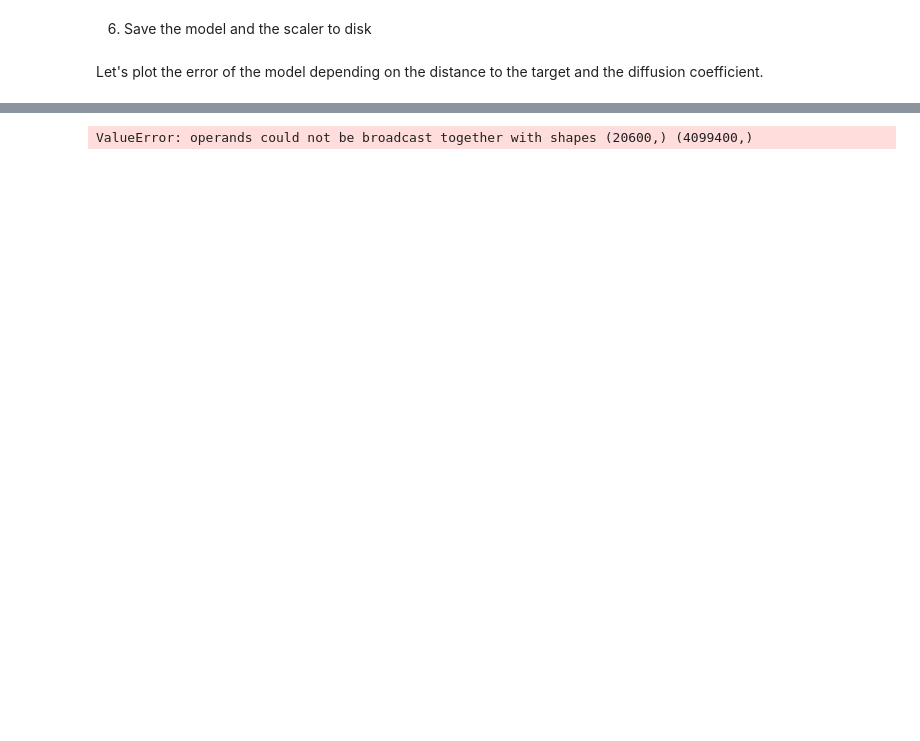
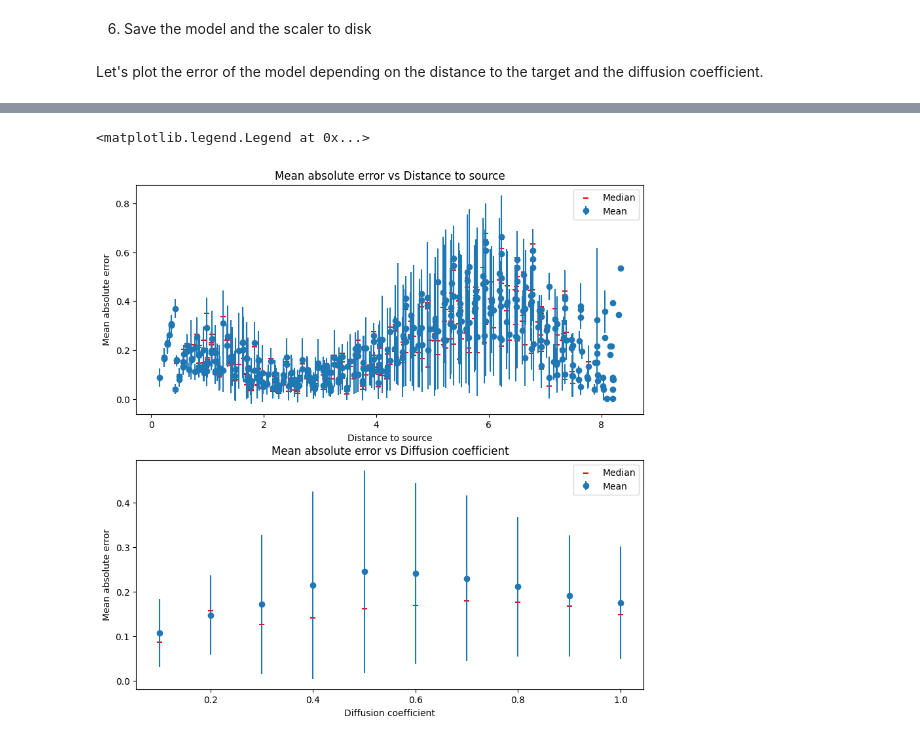
Before and after one commit to AlixANNERAUD/Odor_localization, a Jupyter notebook: Simulation/Analysis.ipynb, the cells around one changed output, grey strips where cells are left out. Cells and saved outputs as stored; diff of their text form; code cells hidden in the pictures; blank space fills up the shorter version.

```diff
--- a/Simulation/Analysis.ipynb
+++ b/Simulation/Analysis.ipynb
@@ -160,3 +124,6 @@ y = data["distances_to_source"]
+# %%
+x = data[["value_sum", "value_mean", "value_std", "value_max", "value_median", "value_kurtosis", "value_skew", "shift"]]
+y = data[["distance"]].to_numpy()
 # %% [markdown]
 2. Normalize the input data for better performance
 # %%
@@ -170,7 +137,7 @@ fold = KFold(n_splits=5, shuffle=True, random_state=42)
 # %% [markdown]
 1. Prepare the tensorflow keras model from the data
 # %%
-def create_model():
+def create_dense_model():
     # Configure tensorflow to use 20 threads
     os.environ["OMP_NUM_THREADS"] = "20"
 
@@ -180,7 +147,7 @@ def create_model():
 
     # Create a model
     model = Sequential([
-        Dense(256, activation='relu', input_shape=(5,)),
+        Dense(256, activation='relu', input_shape=(8,)),
         Dense(128, activation='relu'),
         Dense(64, activation='relu'),
         Dense(1)
@@ -190,4 +157,4 @@ def create_model():
 
     return model
 
-model = create_model()
+model = create_dense_model()
@@ -198,21 +165,20 @@ early_stopping = EarlyStopping(monitor='val_loss', patience=10, restore_best_wei
 # %% [markdown]
 5. Train the model
 # %%
-def train_model(model, x, y, fold, early_stopping, epochs=100):
+def train_dense_model(model, x, y, fold, early_stopping, epochs=200):
     n_splits = fold.get_n_splits()
 
     for i, (train_index, test_index) in enumerate(fold.split(x)):
         print(f"Training with fold {i + 1} in {n_splits} (train size: {len(train_index)}, test size: {len(test_index)})")
-        x_train, x_test = x[train_index], x[test_index]
-        y_train, y_test = y[train_index], y[test_index]
 
+        x_train = x[train_index]
+        x_test = x[test_index]
+        y_train = y[train_index]
+        y_test = y[test_index]
 
         batch_size = (x_train.nbytes + y_train.nbytes) // 2
 
-
-        print(f"Batch size: {batch_size}")
-
         model.fit(x_train, y_train, epochs=epochs, batch_size=batch_size, validation_data=(x_test, y_test), callbacks=[early_stopping])
 
-train_model(model, x, y, fold, early_stopping)
+train_dense_model(model, x, y, fold, early_stopping)
 # %% [output]
@@ -243,19 +209,21 @@ dump(StandardScaler(), open("scaler.pkl", "wb"))
 # %% [markdown]
 Let's plot the error of the model depending on the distance to the target and the diffusion coefficient.
 # %%
-predictions = model.predict(x, batch_size=16777216)
+steps = 1
 
-error = np.abs(predictions.flatten() - data["distances_to_source"])
+predictions = model.predict(x[::steps], batch_size=16777216)
+
+error = np.abs(predictions.flatten() - y[::steps].flatten())
 
 prediction_data = pd.DataFrame({
-    "distances_to_source": data["distances_to_source"],
+    "distance": data["distance"][::steps],
     "predictions": predictions.flatten(),
-    "diffusion_coefficients": data["diffusion_coefficients"],
+    "diffusion_coefficient": data["diffusion_coefficient"][::steps],
     "error": error
 })
 
 
-grouped = prediction_data.groupby("distances_to_source")
+grouped = prediction_data.groupby("distance")
 
 fig, axes = plt.subplots(2, 1, figsize=(10, 10))
 
@@ -270,7 +238,7 @@ axes[0].set_ylabel("Mean absolute error")
 axes[0].set_title("Mean absolute error vs Distance to source")
 axes[0].legend()
 
-grouped = prediction_data.groupby("diffusion_coefficients")
+grouped = prediction_data.groupby("diffusion_coefficient")
 
 mean = grouped.mean()
 std = grouped.std()
@@ -287 +255,2 @@ axes[1].legend()
-ValueError: operands could not be broadcast together with shapes (20600,) (4099400,)
+<matplotlib.legend.Legend at 0x...>
+[figure, added]
```
Also changed, not shown: parts of 23 cells of this notebook.
